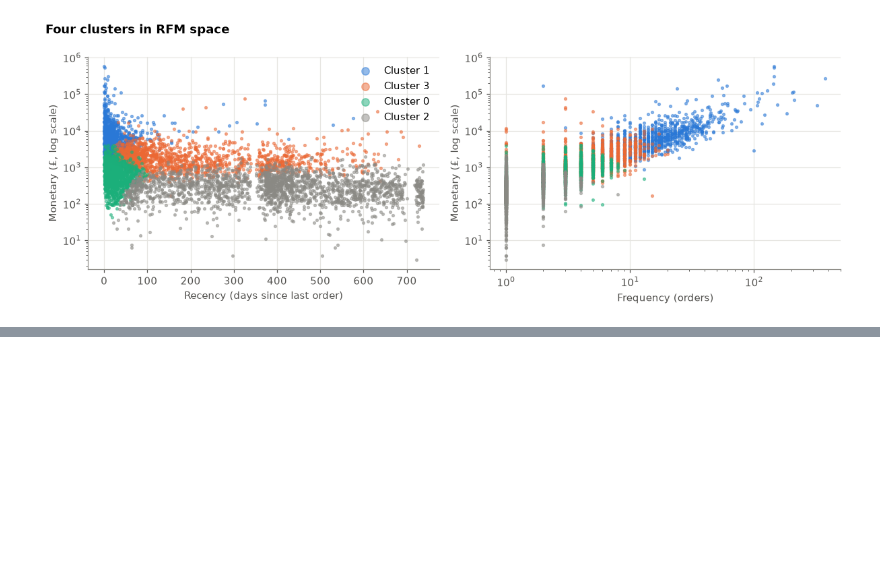
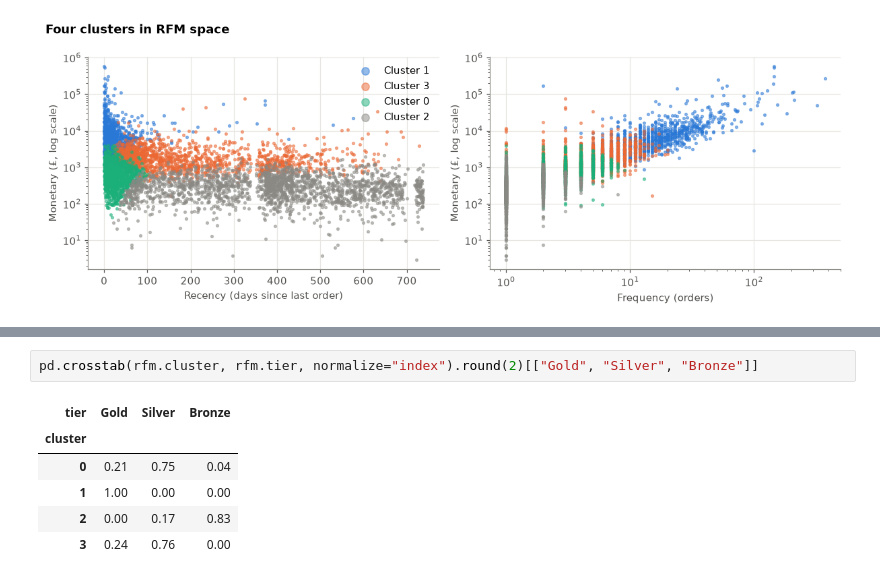
Before and after one commit to vusumuzinkosi/customer-segmentation-rfm, a Jupyter notebook: notebooks/03_kmeans.ipynb, the cells around one changed output, grey strips where cells are left out. Drawn from its saved outputs; the diff is of its cells as text; blank space fills up the shorter version.

```diff
--- a/notebooks/03_kmeans.ipynb
+++ b/notebooks/03_kmeans.ipynb
@@ -135,0 +152,9 @@ plt.show()
+# %%
+pd.crosstab(rfm.cluster, rfm.tier, normalize="index").round(2)[["Gold", "Silver", "Bronze"]]
+# %% [output]
+| tier | Gold | Silver | Bronze |
+| cluster |  |  |  |
+| 0 | 0.21 | 0.75 | 0.04 |
+| 1 | 1.00 | 0.00 | 0.00 |
+| 2 | 0.00 | 0.17 | 0.83 |
+| 3 | 0.24 | 0.76 | 0.00 |
```
Also changed, not shown: parts of 7 cells of this notebook, 1 other file.
